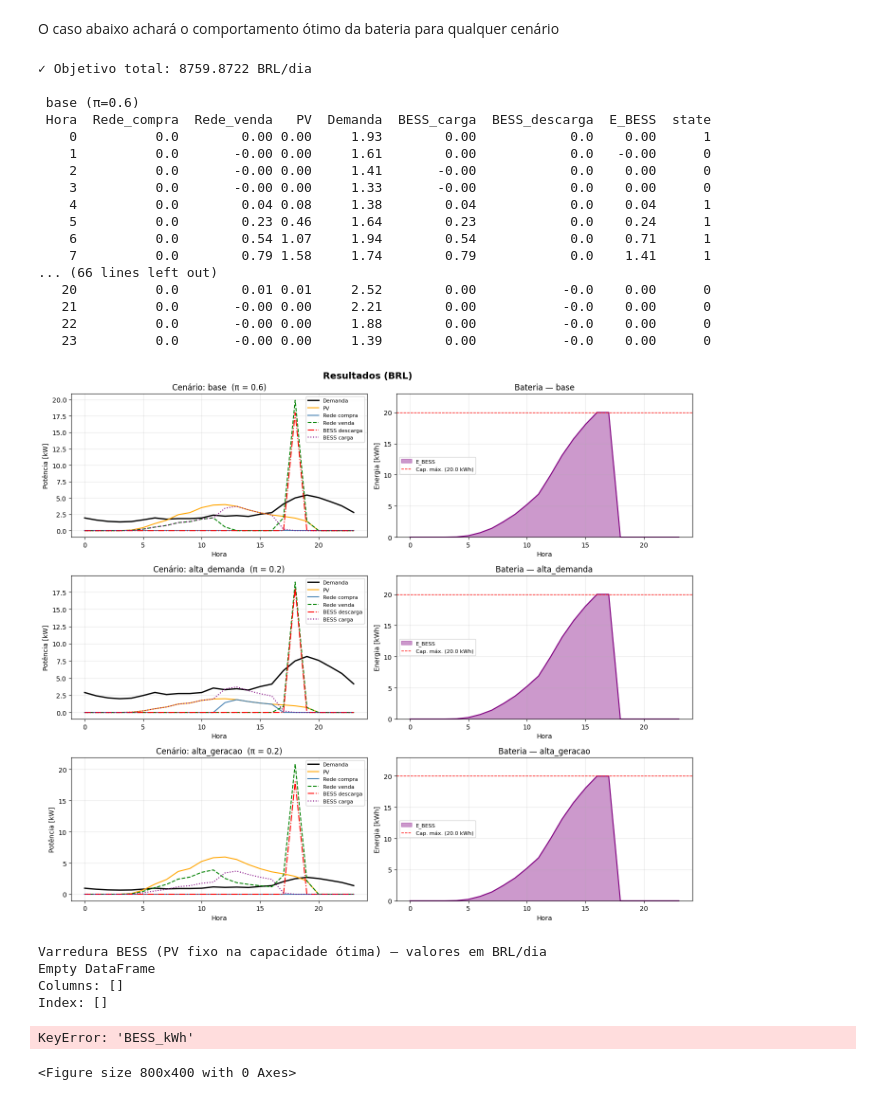
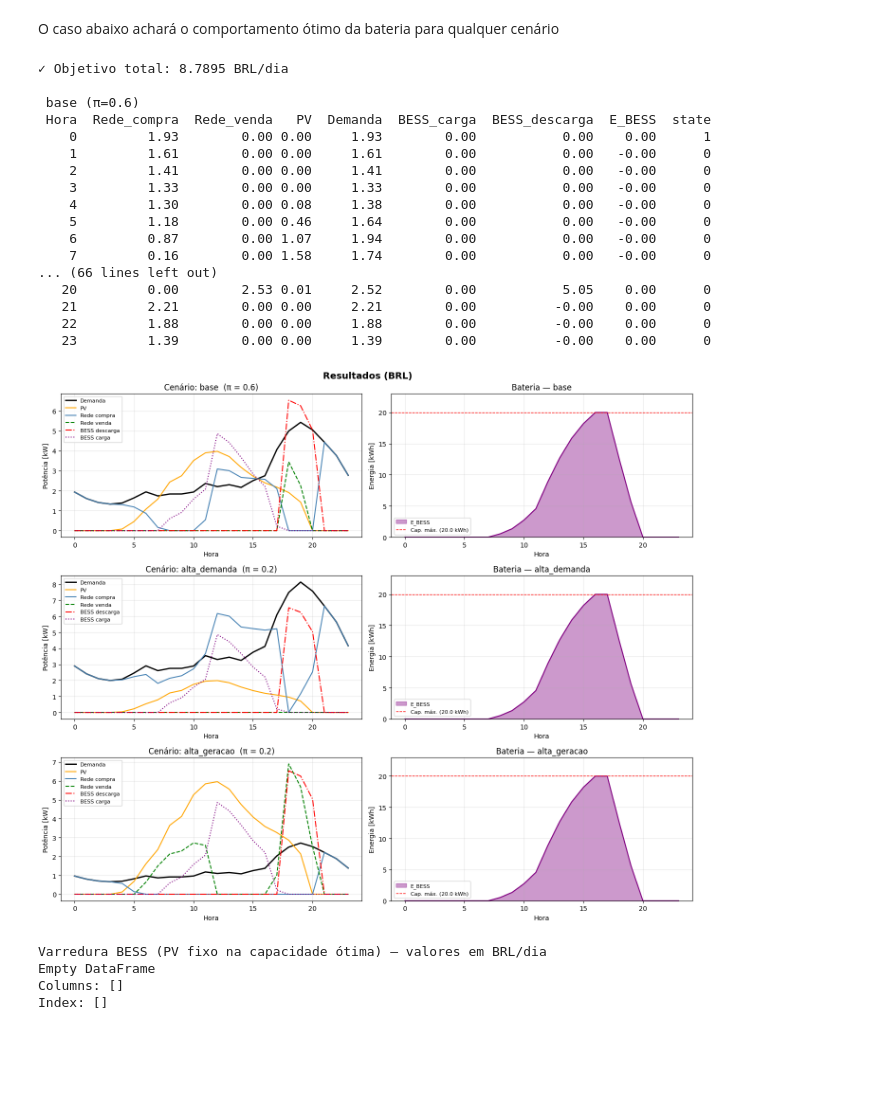
Before and after one commit to AslanMaia/stochastic-energy-opt, a Jupyter notebook: v1.ipynb, the cells around one changed output. Drawn from its saved outputs; the diff is of its cells as text; code cells hidden in the pictures; blank space fills up the shorter version.

```diff
--- a/v1.ipynb
+++ b/v1.ipynb
@@ -84,12 +84,10 @@ class SmartHomeStochastic:
         beta      = self.parameters['BESS']['self_discharge']
         init_cap  = self.parameters['BESS']['initial capacity']
         Pmax_grid = self.parameters['Grid']['Pmax']
-        Pmax_PV   = 20.0  # kW, limite prático para telhado residencial
-
 
         ### VARIÁVEIS ─────────────────────────────────────────────────────────────────────
 
-        # Variáveis decisão de capacidade (1ª etapa)
+        # Variáveis decisão de capacidade (1ª etapa) note que as variaveis de decisão estão em MAIÚSCULO
         m.BESS_capacity = pyo.Var(within=pyo.NonNegativeReals, bounds=(0, 20))
         m.BESS_Pmax     = pyo.Var(within=pyo.NonNegativeReals, bounds=(0, 1e6))
 
@@ -107,6 +105,7 @@ class SmartHomeStochastic:
 
         ### RESTRIÇÕES ──────────────────────────────────────────────────────────────────────
 
+        # 1. Limites físicos e operacionais
         def energy_capacity_limit(m, t):
             return m.E_bess[t] <= m.BESS_capacity
         m.energy_cap = pyo.Constraint(m.T, rule=energy_capacity_limit)
@@ -119,7 +118,15 @@ class SmartHomeStochastic:
             return m.Pbess_discharge[t] <= m.BESS_Pmax
         m.discharge_limit = pyo.Constraint(m.T, rule=discharge_limit_rule)
 
-        # 2. Evita carga e descarga simultâneas usando as variáveis binárias
+        def befficiency_limit_rule(m, t):
+            return m.BESS_Pmax <= m.BESS_capacity * 0.5  # força BESS_Pmax a ser menor
+        m.befficiency_limit = pyo.Constraint(m.T, rule=befficiency_limit_rule)
+
+        # 2. Evita carga e descarga simultâneas
+        def power_used_limit_rule(m, t):
+            return m.Pbess_charge[t] + m.Pbess_discharge[t] <= m.BESS_Pmax
+        m.power_used_limit = pyo.Constraint(m.T, rule=power_used_limit_rule)
+
         def no_simultaneous_charge(m, t):
             return m.Pbess_charge[t] <= m.state[t] * 1e6
         m.no_simul_charge = pyo.Constraint(m.T, rule=no_simultaneous_charge)
@@ -128,12 +135,15 @@ class SmartHomeStochastic:
             return m.Pbess_discharge[t] <= (1 - m.state[t]) * 1e6
         m.no_simul_discharge = pyo.Constraint(m.T, rule=no_simultaneous_discharge)
 
+
+        # 3. Balanços
         def power_balance_rule(m, s, t):
             return (+ m.Pgrid_buy[s, t]
                     + m.P_pv[s, t]
                     + m.Pbess_discharge[t]
                     ==
                     + m.Pgrid_sell[s, t]
+                    + m.P_demand[s, t]
                     + m.Pbess_charge[t])
         m.power_balance = pyo.Constraint(m.S, m.T, rule=power_balance_rule)
 
@@ -155,13 +165,13 @@ class SmartHomeStochastic:
 
         # Objetivo -------------------------------------------------------------
 
-        self.CAPEX_PV          = 600.0 * 4.96              # BRL/kW
-        self.OPEX_PV           = 0.02 * self.CAPEX_PV      # % do CAPEX
-        self.CAPEX_BESS        = 1156.0 * 4.96             # BRL/kWh
+        self.CAPEX_BESS        = 56.0 * 4.96                    # BRL/kWh
+        self.CAPEX_BESS_DAILY  = self.CAPEX_BESS / (10 * 365.0)   # BRL/kWh/dia
+
         self.OPEX_BESS         = self.delta * sum(m.prob[s] * sum(m.tariff[t] * m.Pgrid_buy[s, t] - 0.7 * m.tariff[t] * m.Pgrid_sell[s, t]for t in m.T)for s in m.S)
 
         def objective_rule(m):
-            return (self.CAPEX_PV + self.OPEX_PV + self.CAPEX_BESS + self.OPEX_BESS)
+            return (m.BESS_capacity * self.CAPEX_BESS_DAILY + self.OPEX_BESS) # BRL/dia
         self.objective = m.objective = pyo.Objective(rule=objective_rule, sense=pyo.minimize)
 
         self.model = m
@@ -193,7 +203,7 @@ class SmartHomeStochastic:
                     'BESS_carga':      pyo.value(m.Pbess_charge[t]),
                     'BESS_descarga':   pyo.value(m.Pbess_discharge[t]),
                     'E_BESS':          pyo.value(m.E_bess[t]),
-                    'state':           int(pyo.value(m.state[t])),
+                    'state':           int(round(pyo.value(m.state[t]))),
                 })
 
             df = pd.DataFrame(rows)
@@ -240,61 +250,48 @@ class SmartHomeStochastic:
 
             ax2.set_title(f"Bateria — {s}")
             ax2.set_ylabel("Energia [kWh]")
             ax2.set_xlabel("Hora")
             ax2.set_ylim(0, cap_max * 1.15)
             ax2.legend(fontsize=8)
             ax2.grid(True, alpha=0.3)
 
         plt.tight_layout()
         plt.show()
 
 
 # ── Execução ───────────────────────────────────────────────────────────────────
 sh = SmartHomeStochastic(parameters, scenarios, tariff_buy)
 sh.build()
 sh.solve()
 sh.plot()
 
 # ── Diagnóstico: varredura de BESS fixas (mantendo PV na capacidade ótima) -- BRL
 bess_list = [0, 1, 2, 4, 8, 12, 16, 20]
 rows = []
 
 df_sweep = pd.DataFrame(rows)
 print('\nVarredura BESS (PV fixo na capacidade ótima) — valores em BRL/dia')
 print(df_sweep)
-
-# plota
-plt.figure(figsize=(8,4))
-plt.plot(df_sweep['BESS_kWh'], df_sweep['Operational_daily_BRL'], marker='o', label='Operacional (BRL/dia)')
-plt.plot(df_sweep['BESS_kWh'], df_sweep['Daily_capacity_cost_BRL'], marker='o', label='Custo diário capacidade (BRL/dia)')
-plt.plot(df_sweep['BESS_kWh'], df_sweep['Total_daily_BRL'], marker='o', label='Total (BRL/dia)')
-plt.xlabel('BESS capacity [kWh]')
-plt.grid(True)
-plt.legend()
-plt.title('Diagnóstico: varredura BESS (PV fixo) — BRL/dia')
-plt.show()
 # %% [output]
-✓ Objetivo total: 8759.8722 BRL/dia
+✓ Objetivo total: 8.7895 BRL/dia
 
  base (π=0.6)
  Hora  Rede_compra  Rede_venda   PV  Demanda  BESS_carga  BESS_descarga  E_BESS  state
-    0          0.0        0.00 0.00     1.93        0.00            0.0    0.00      1
-    1          0.0       -0.00 0.00     1.61        0.00            0.0   -0.00      0
-    2          0.0       -0.00 0.00     1.41       -0.00            0.0    0.00      0
-    3          0.0       -0.00 0.00     1.33       -0.00            0.0    0.00      0
-    4          0.0        0.04 0.08     1.38        0.04            0.0    0.04      1
-    5          0.0        0.23 0.46     1.64        0.23            0.0    0.24      1
-    6          0.0        0.54 1.07     1.94        0.54            0.0    0.71      1
-    7          0.0        0.79 1.58     1.74        0.79            0.0    1.41      1
+    0         1.93        0.00 0.00     1.93        0.00           0.00    0.00      1
+    1         1.61        0.00 0.00     1.61        0.00           0.00   -0.00      0
+    2         1.41        0.00 0.00     1.41        0.00           0.00   -0.00      0
+    3         1.33        0.00 0.00     1.33        0.00           0.00   -0.00      0
+    4         1.30        0.00 0.08     1.38        0.00           0.00   -0.00      0
+    5         1.18        0.00 0.46     1.64        0.00           0.00   -0.00      0
+    6         0.87        0.00 1.07     1.94        0.00           0.00   -0.00      0
+    7         0.16        0.00 1.58     1.74        0.00           0.00   -0.00      0
 ... (66 lines left out)
-   20          0.0        0.01 0.01     2.52        0.00           -0.0    0.00      0
-   21          0.0       -0.00 0.00     2.21        0.00           -0.0    0.00      0
-   22          0.0       -0.00 0.00     1.88        0.00           -0.0    0.00      0
-   23          0.0       -0.00 0.00     1.39        0.00           -0.0    0.00      0
+   20         0.00        2.53 0.01     2.52        0.00           5.05    0.00      0
+   21         2.21        0.00 0.00     2.21        0.00          -0.00    0.00      0
+   22         1.88        0.00 0.00     1.88        0.00          -0.00    0.00      0
+   23         1.39        0.00 0.00     1.39        0.00          -0.00    0.00      0
-[figure, old version]
+[figure, new version]
 Varredura BESS (PV fixo na capacidade ótima) — valores em BRL/dia
 Empty DataFrame
 Columns: []
 Index: []
-KeyError: 'BESS_kWh'
-<Figure size 800x400 with 0 Axes>
```
